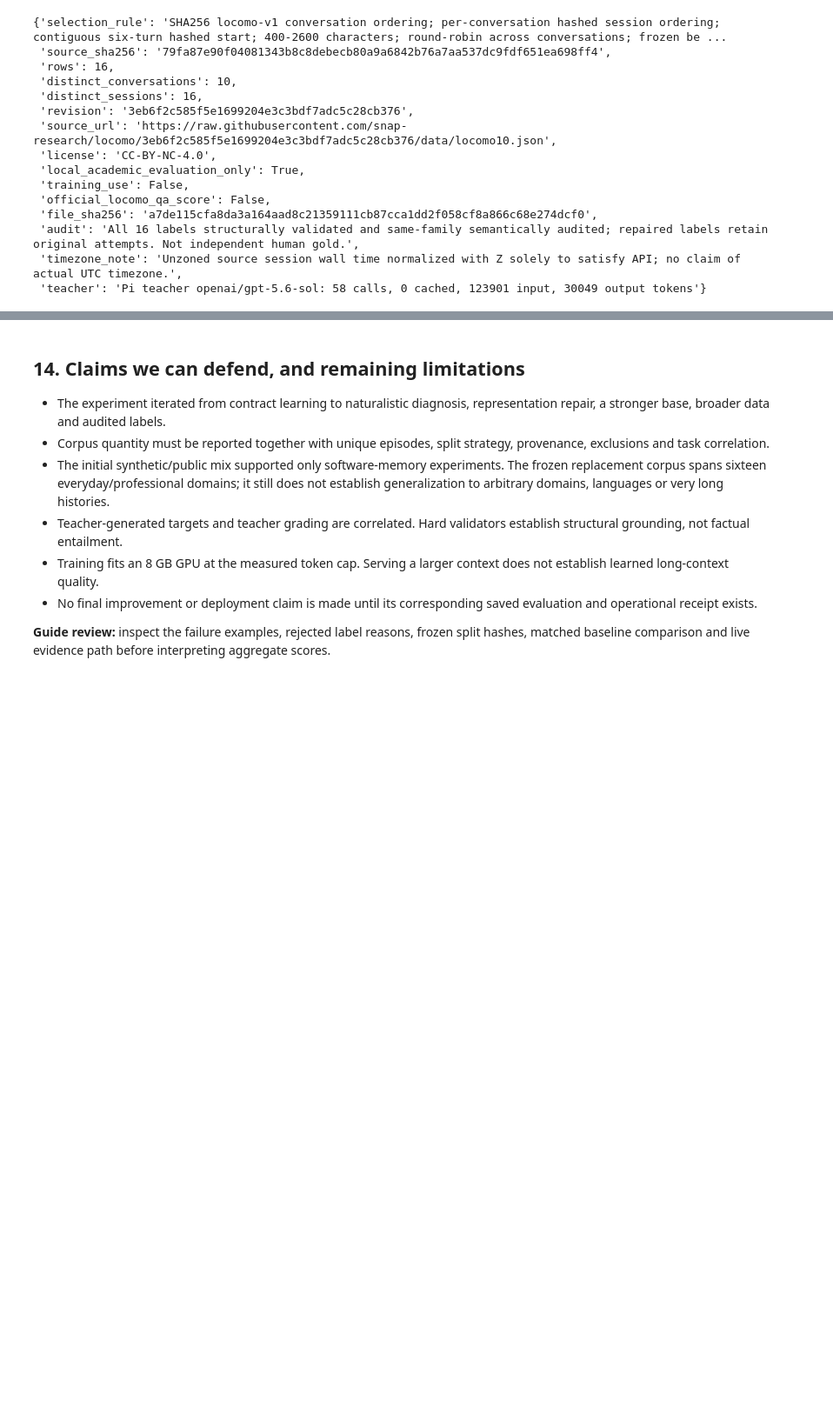
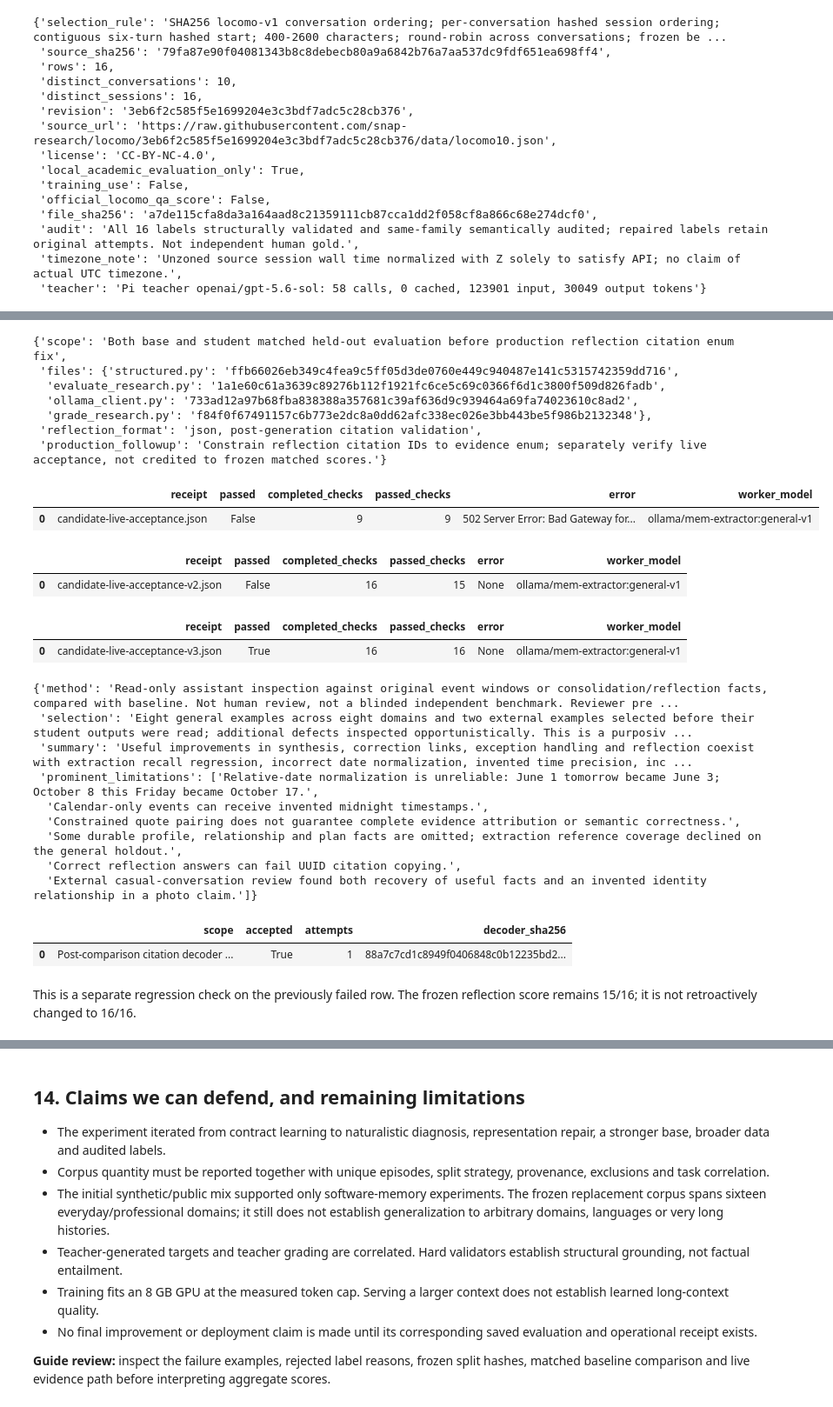
Before and after one commit to aryaniyaps/sdp-2026, a Jupyter notebook: slm-distill/Finetuning_Iteration_Report.ipynb, the cells around one changed output, grey strips where cells are left out. Shown at 87% size. Saved outputs shown, nothing was run; the diff lists cells and outputs as text; code cells hidden in the pictures; blank space fills up the shorter version.

Commit message:
Publish executed distillation report and verified live acceptance

```diff
--- a/slm-distill/Finetuning_Iteration_Report.ipynb
+++ b/slm-distill/Finetuning_Iteration_Report.ipynb
@@ -603,3 +699,51 @@ else: missing('completed external LoCoMo-window label/audit manifest')
+# %%
+frozen_decoder=read(GENERAL/'frozen-comparison-decoder.json')
+if frozen_decoder: display(frozen_decoder)
+else: missing('frozen matched-decoder provenance')
+for filename in ('candidate-live-acceptance.json','candidate-live-acceptance-v2.json','candidate-live-acceptance-v3.json'):
+    pilot=read(GENERAL/filename)
+    if pilot:
+        show([{'receipt':filename,'passed':pilot.get('passed'),
+               'completed_checks':len(pilot.get('checks',{})),
+               'passed_checks':sum(v is True for v in pilot.get('checks',{}).values()),
+               'error':pilot.get('error'),
+               'worker_model':pilot.get('worker_model')}])
+    else: missing(filename)
+manual_review=read(GENERAL/'student-manual-review.json')
+if manual_review:
+    display({k:manual_review[k] for k in ('method','selection','summary','prominent_limitations') if k in manual_review})
+decoder_regression=read(GENERAL/'reflection-decoder-python-check.json')
+if decoder_regression:
+    show([{'scope':decoder_regression['scope'],'accepted':decoder_regression['accepted'],
+           'attempts':len(decoder_regression.get('attempts',[])),
+           'decoder_sha256':decoder_regression['structured_sha256']}])
+    display(Markdown('This is a separate regression check on the previously failed row. The frozen reflection score remains 15/16; it is not retroactively changed to 16/16.'))
+# %% [output]
+{'scope': 'Both base and student matched held-out evaluation before production reflection citation enum fix',
+ 'files': {'structured.py': 'ffb66026eb349c4fea9c5ff05d3de0760e449c940487e141c5315742359dd716',
+  'evaluate_research.py': '1a1e60c61a3639c89276b112f1921fc6ce5c69c0366f6d1c3800f509d826fadb',
+  'ollama_client.py': '733ad12a97b68fba838388a357681c39af636d9c939464a69fa74023610c8ad2',
+  'grade_research.py': 'f84f0f67491157c6b773e2dc8a0dd62afc338ec026e3bb443be5f986b2132348'},
+ 'reflection_format': 'json, post-generation citation validation',
+ 'production_followup': 'Constrain reflection citation IDs to evidence enum; separately verify live acceptance, not credited to frozen matched scores.'}
+|  | receipt | passed | completed_checks | passed_checks | error | worker_model |
+| 0 | candidate-live-acceptance.json | False | 9 | 9 | 502 Server Error: Bad Gateway for... | ollama/mem-extractor:general-v1 |
+|  | receipt | passed | completed_checks | passed_checks | error | worker_model |
+| 0 | candidate-live-acceptance-v2.json | False | 16 | 15 | None | ollama/mem-extractor:general-v1 |
+|  | receipt | passed | completed_checks | passed_checks | error | worker_model |
+| 0 | candidate-live-acceptance-v3.json | True | 16 | 16 | None | ollama/mem-extractor:general-v1 |
+{'method': 'Read-only assistant inspection against original event windows or consolidation/reflection facts, compared with baseline. Not human review, not a blinded independent benchmark. Reviewer pre ...
+ 'selection': 'Eight general examples across eight domains and two external examples selected before their student outputs were read; additional defects inspected opportunistically. This is a purposiv ...
+ 'summary': 'Useful improvements in synthesis, correction links, exception handling and reflection coexist with extraction recall regression, incorrect date normalization, invented time precision, inc ...
+ 'prominent_limitations': ['Relative-date normalization is unreliable: June 1 tomorrow became June 3; October 8 this Friday became October 17.',
+  'Calendar-only events can receive invented midnight timestamps.',
+  'Constrained quote pairing does not guarantee complete evidence attribution or semantic correctness.',
+  'Some durable profile, relationship and plan facts are omitted; extraction reference coverage declined on the general holdout.',
+  'Correct reflection answers can fail UUID citation copying.',
+  'External casual-conversation review found both recovery of useful facts and an invented identity relationship in a photo claim.']}
+|  | scope | accepted | attempts | decoder_sha256 |
+| 0 | Post-comparison citation decoder ... | True | 1 | 88a7c7cd1c8949f0406848c0b12235bd2... |
+This is a separate regression check on the previously failed row. The frozen reflection score remains 15/16; it is not retroactively changed to 16/16.
 # %% [markdown]
 ## 13. Reproduce the experiment deliberately
 
```
Also changed, not shown: parts of 8 cells of this notebook, 10 other files.
